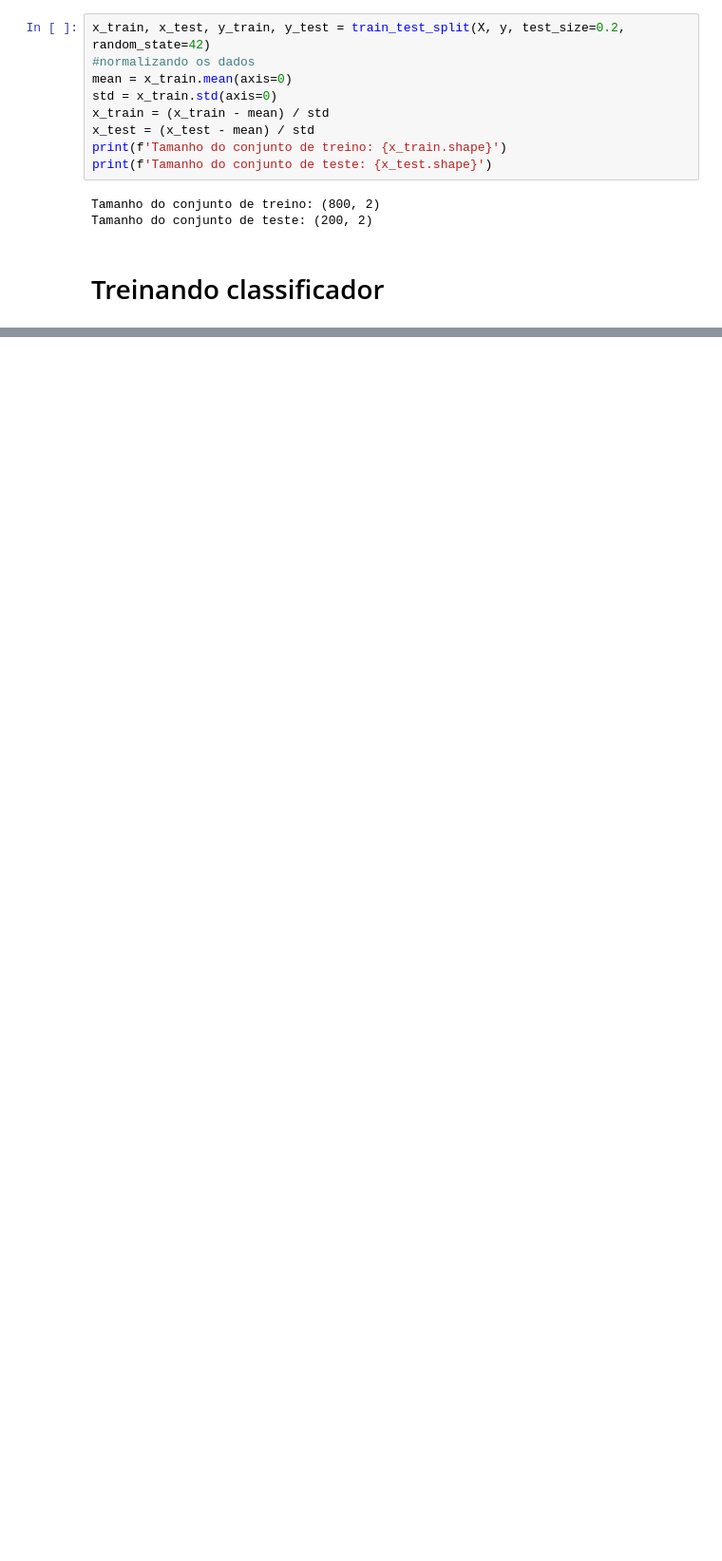
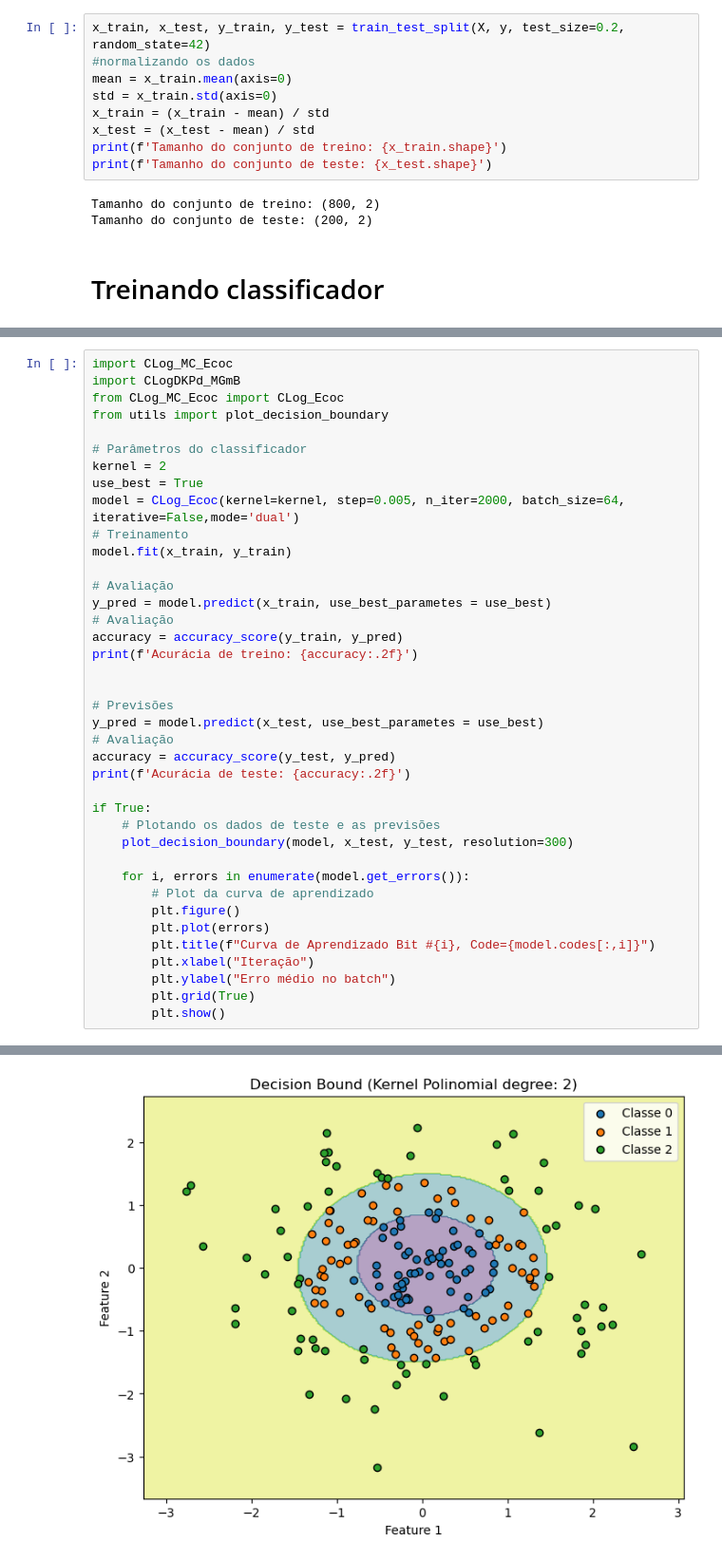
Before and after one commit to Pedro-Veiga0/Projeto-OML, a Jupyter notebook: teste_bd_artificial_2.ipynb, the cells around one changed output, grey strips where cells are left out. Shown at 95% size. Cells and saved outputs as stored; diff of their text form; blank space fills up the shorter version.

```diff
--- a/teste_bd_artificial_2.ipynb
+++ b/teste_bd_artificial_2.ipynb
@@ -59,0 +67,40 @@ Acurácia de teste: 0.95
+# %%
+import CLog_MC_Ecoc
+import CLogDKPd_MGmB
+from CLog_MC_Ecoc import CLog_Ecoc
+from utils import plot_decision_boundary
+
+# Parâmetros do classificador
+kernel = 2
+use_best = True
+model = CLog_Ecoc(kernel=kernel, step=0.005, n_iter=2000, batch_size=64, iterative=False,mode='dual')
+# Treinamento
+model.fit(x_train, y_train)
+
+# Avaliação
+y_pred = model.predict(x_train, use_best_parametes = use_best)
+# Avaliação
+accuracy = accuracy_score(y_train, y_pred)
+print(f'Acurácia de treino: {accuracy:.2f}')
+
+
+# Previsões
+y_pred = model.predict(x_test, use_best_parametes = use_best)
+# Avaliação
+accuracy = accuracy_score(y_test, y_pred)
+print(f'Acurácia de teste: {accuracy:.2f}')
+
+if True:
+    # Plotando os dados de teste e as previsões
+    plot_decision_boundary(model, x_test, y_test, resolution=300)
+
+    for i, errors in enumerate(model.get_errors()):
+        # Plot da curva de aprendizado
+        plt.figure()
+        plt.plot(errors)
+        plt.title(f"Curva de Aprendizado Bit #{i}, Code={model.codes[:,i]}")
+        plt.xlabel("Iteração")
+        plt.ylabel("Erro médio no batch")
+        plt.grid(True)
+        plt.show()
+# %% [output]
@@ -59,0 +113 @@ Acurácia de teste: 0.95
+[figure, added]
```
Also changed, not shown: parts of 9 cells of this notebook, 4 other files.
